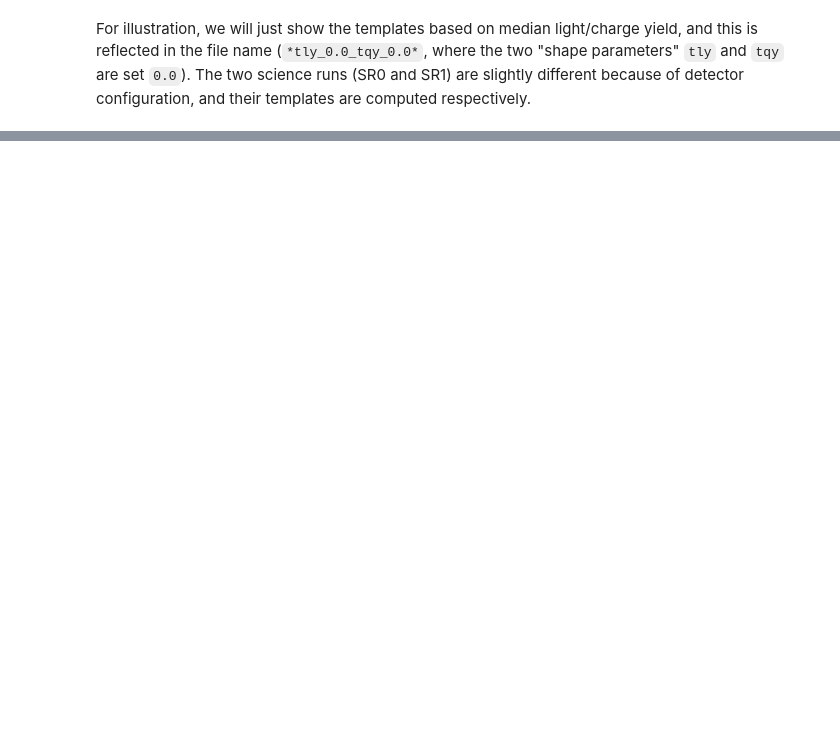
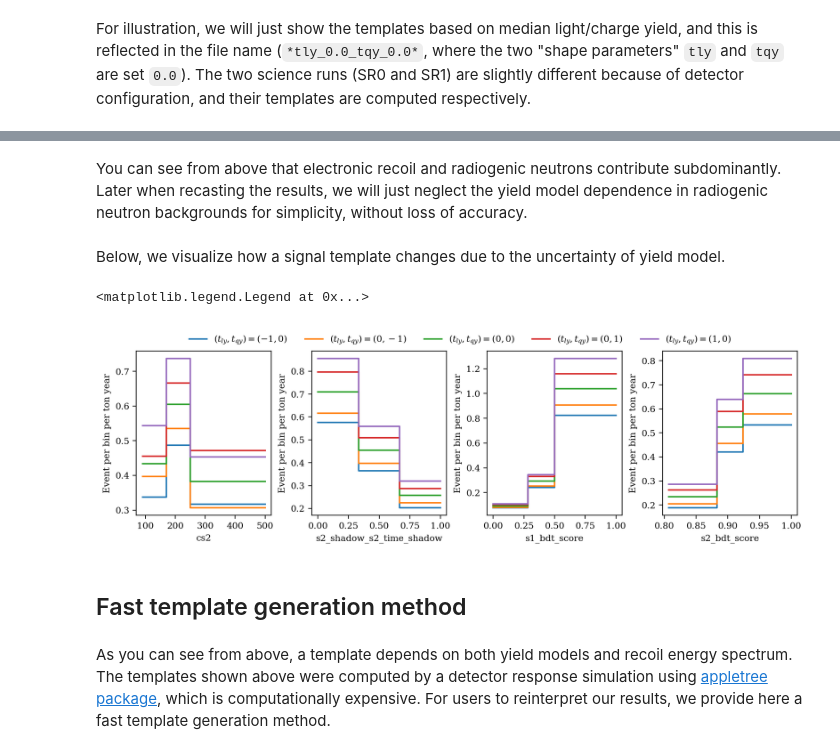
Before and after one commit to XENONnT/light_wimp_data_release, a Jupyter notebook: notebooks/1. Templates.ipynb, the cells around one changed output, grey strips where cells are left out. Cells and saved outputs as stored; diff of their text form; code cells hidden in the pictures; blank space fills up the shorter version.

```diff
--- a/notebooks/1. Templates.ipynb
+++ b/notebooks/1. Templates.ipynb
@@ -106,0 +193,37 @@ wimp_spectrum = load_json(os.path.join(data_path, f"signal/wimp_si_spectrum_{wm}
+# %% [markdown]
+You can see from above that electronic recoil and radiogenic neutrons contribute subdominantly. Later when recasting the results, we will just neglect the yield model dependence in radiogenic neutron backgrounds for simplicity, without loss of accuracy.
+# %% [markdown]
+Below, we visualize how a signal template changes due to the uncertainty of yield model.
+# %%
+# Visualize the signal templates with different (tly, tqy)
+signal_templates = dict()
+sr = "sr0"
+source = f"wimp_si_{wm}" # WIMP of SI interaction
+folder_name = source.split(f"_{wm}")[0]
+
+fig = plt.figure(figsize=(12, 3))
+grid = plt.GridSpec(1, 4, wspace=0.3)
+
+for tly, tqy in zip([-1, 0, 0, 0, 1], [0, -1, 0, 1, 0]):
+    # Load template
+    _template = template_to_multihist(
+        os.path.join(
+            data_path,
+            f"{folder_name}/template_XENONnT_{sr}_{source}_cevns_tly_{tly}.0_tqy_{tqy}.0.h5")
+    )['template']
+
+    for i, axis in enumerate(['cs2', 's2_shadow_s2_time_shadow', 's1_bdt_score', 's2_bdt_score']):
+        plt.subplot(grid[i])
+        _template.project(axis=axis).plot(label=r"$(t_{ly}, t_{qy})=(%s,%s)$"%(tly, tqy))
+
+        plt.xlabel(axis)
+        plt.ylabel('Event per bin per ton year')
+
+plt.legend(loc='upper center', bbox_to_anchor=(-1.5, 1.15), ncol=5, frameon=False)
+# %% [output]
+<matplotlib.legend.Legend at 0x...>
+[figure, added]
+# %% [markdown]
+## Fast template generation method
+# %% [markdown]
+As you can see from above, a template depends on both yield models and recoil energy spectrum. The templates shown above were computed by a detector response simulation using [appletree package](https://github.com/XENONnT/appletree), which is computationally expensive. For users to reinterpret our results, we provide here a fast template generation method.
```
Also changed, not shown: parts of 37 cells of this notebook, 1 other file.
